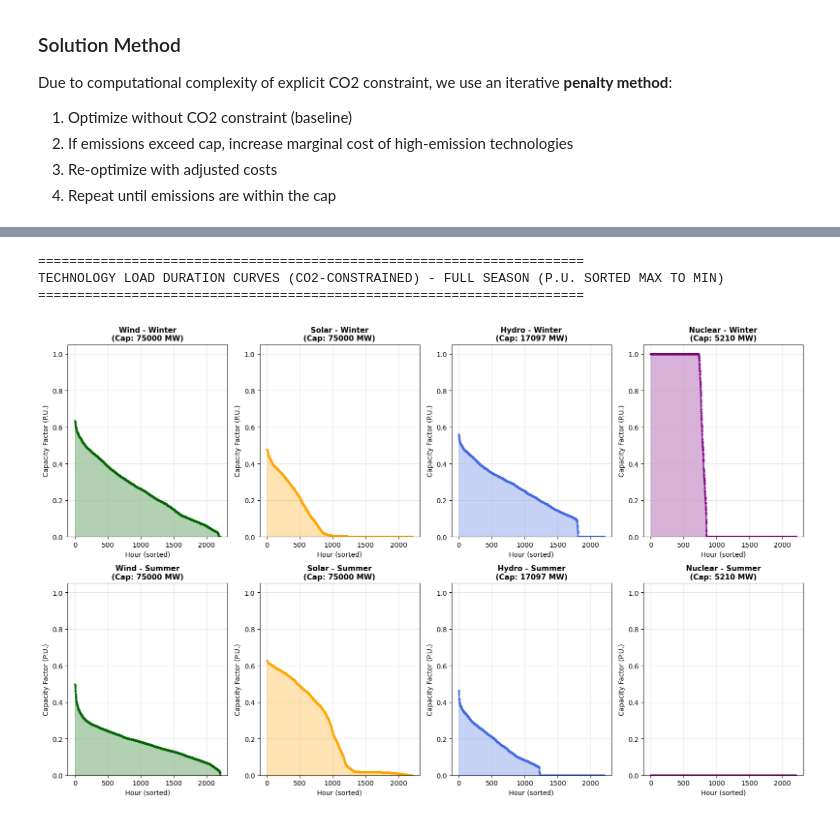
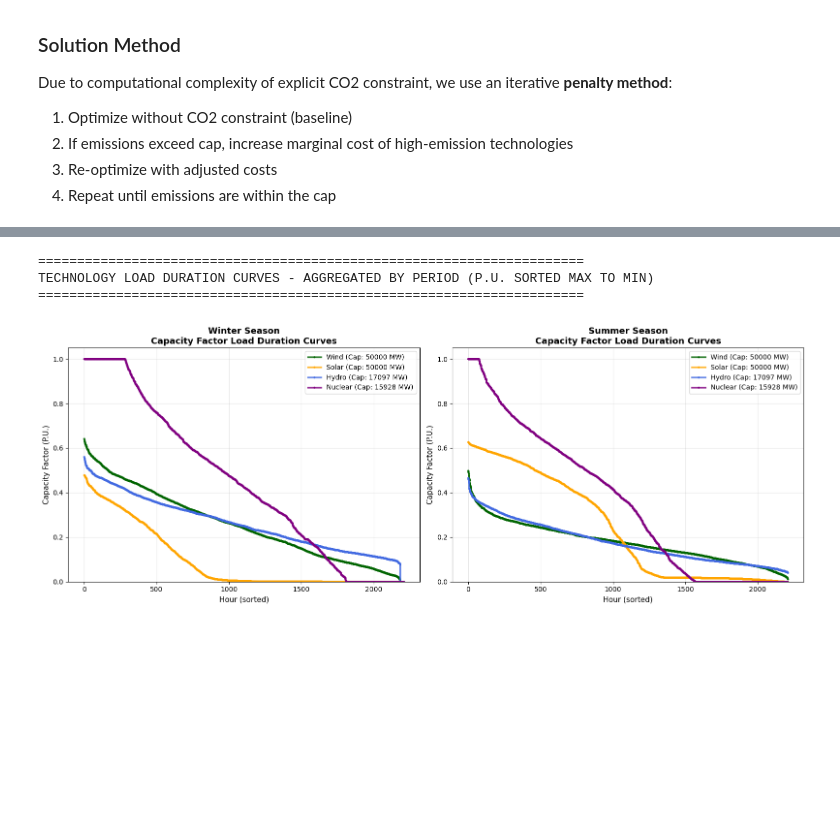
Before and after one commit to ccanoyrac/Integrated-energy-grids-Assignment, a Jupyter notebook: IEG_1_Single_country.ipynb, the cells around one changed output, grey strips where cells are left out. Cells and saved outputs as stored; diff of their text form; code cells hidden in the pictures; blank space fills up the shorter version.

```diff
--- a/IEG_1_Single_country.ipynb
+++ b/IEG_1_Single_country.ipynb
@@ -642,12 +644,12 @@ for tech in ['Wind', 'Solar', 'Hydro', 'CCGT', 'Coal', 'Nuclear']:
 
 # === Apply capacity constraints ===
 # Limit solar and wind to 50 GW
-solar_cap_limit = 75000  # 50 GW in MW
-wind_cap_limit = 75000   # 50 GW in MW
+solar_cap_limit = 50000  # 50 GW in MW
+wind_cap_limit = 50000   # 50 GW in MW
 tech_params_opt['Solar']['max_cap'] = solar_cap_limit
 tech_params_opt['Wind']['max_cap'] = wind_cap_limit
-print(f"\nSolar capacity constraint: max = {solar_cap_limit:,.0f} MW (75 GW)")
-print(f"Wind capacity constraint: max = {wind_cap_limit:,.0f} MW (75 GW)")
+print(f"\nSolar capacity constraint: max = {solar_cap_limit:,.0f} MW (50 GW)")
+print(f"Wind capacity constraint: max = {wind_cap_limit:,.0f} MW (50 GW)")
 
 # Limit hydro to the baseline capacity used in p.u. calculations
 tech_params_opt['Hydro']['max_cap'] = hydro_cap
@@ -2119,31 +2188,32 @@ Total Annual Generation: 303,810.9 GWh
 ✓ Electricity mix chart displayed
 # %%
-# === Technology Load Curves (CO2-Constrained) - Per Unit (P.U.) Load Duration Curves ===
+# === Technology Load Curves - Per Unit (P.U.) Load Duration Curves ===
 print("\n" + "="*70)
-print("TECHNOLOGY LOAD DURATION CURVES (CO2-CONSTRAINED) - FULL SEASON (P.U. SORTED MAX TO MIN)")
+print("TECHNOLOGY LOAD DURATION CURVES - AGGREGATED BY PERIOD (P.U. SORTED MAX TO MIN)")
 print("="*70)
 
-solution_co2_df = result_co2.solution
 season_months = {'Winter': [12, 1, 2], 'Summer': [6, 7, 8]}
+solution_df = result_co2.solution
+color_map = {
+    'Wind': 'darkgreen', 'Solar': 'orange', 'Hydro': 'royalblue',
+    'Coal': 'darkred', 'Nuclear': 'purple', 'CCGT': 'darkorange'
+}
 
 # Exclude technologies with 0 capacity
-techs_co2_plot = [t for t in tech_params_opt.keys() if t in solution_co2_df.columns and result_co2.optimal_capacities.get(t, 0) > 0]
-n_techs_co2 = len(techs_co2_plot)
+techs_to_plot = [t for t in tech_params_opt.keys() if t in solution_df.columns and result_co2.optimal_capacities.get(t, 0) > 0]
 
-# Create subplots: rows=seasons, cols=techs
-fig, axes = plt.subplots(2, n_techs_co2, figsize=(4*n_techs_co2, 10))
-if n_techs_co2 == 1:
-    axes = axes.reshape(2, 1)
+# Create 2 subplots (one per season)
+fig, axes = plt.subplots(1, 2, figsize=(16, 6))
 
 for season_idx, (season, months) in enumerate(season_months.items()):
     # Filter for entire season
-    season_idx_bool = np.array(solution_co2_df.index.month.isin(months))
-    season_data = solution_co2_df.iloc[season_idx_bool].copy()
+    season_idx_bool = np.array(solution_df.index.month.isin(months))
+    season_data = solution_df.iloc[season_idx_bool].copy()
 
-    # Plot each technology individually in P.U.
-    for tech_idx, tech in enumerate(techs_co2_plot):
-        ax = axes[season_idx, tech_idx]
+    ax = axes[season_idx]
 
+    # Plot each technology individually in P.U. on same chart
+    for tech in techs_to_plot:
         # Get capacity and normalize to P.U.
         capacity = result_co2.optimal_capacities.get(tech, 1)
         gen_pu = season_data[tech].values / capacity if capacity > 0 else season_data[tech].values
@@ -2151,49 +2221,50 @@ for season_idx, (season, months) in enumerate(season_months.items()):
         # Sort P.U. values from max to min
         sorted_pu = np.sort(gen_pu)[::-1]
 
+        # Create label with technology name and capacity
+        label = f"{tech} (Cap: {capacity:.0f} MW)"
+
         # Plot technology generation in P.U.
         ax.plot(range(len(sorted_pu)), sorted_pu,
-                color=color_map.get(tech, 'gray'), linewidth=2, marker='o', markersize=2, alpha=0.8)
-        ax.fill_between(range(len(sorted_pu)), sorted_pu, alpha=0.3,
-                        color=color_map.get(tech, 'gray'))
+                color=color_map.get(tech, 'gray'), linewidth=2.5, marker='o',
+                markersize=2, alpha=0.8, label=label)
 
-        # Set limits for P.U. to 0-1
-        ax.set_ylim([0, 1.05])
-        ax.set_title(f"{tech} - {season}\n(Cap: {capacity:.0f} MW)",
-                    fontsize=11, fontweight='bold')
-        ax.set_ylabel('Capacity Factor (P.U.)', fontsize=10)
-        ax.set_xlabel('Hour (sorted)', fontsize=10)
-        ax.grid(True, alpha=0.3)
+    # Set limits for P.U. to 0-1
+    ax.set_ylim([0, 1.05])
+    ax.set_title(f"{season} Season\nCapacity Factor Load Duration Curves",
+                fontsize=13, fontweight='bold')
+    ax.set_ylabel('Capacity Factor (P.U.)', fontsize=11)
+    ax.set_xlabel('Hour (sorted)', fontsize=11)
+    ax.grid(True, alpha=0.3)
+    ax.legend(loc='upper right', fontsize=10)
 
 plt.tight_layout()
 plt.show()
 
 # Print P.U. load curve statistics
 print("\n" + "="*70)
-print("P.U. LOAD CURVE STATISTICS BY TECHNOLOGY (WITH CO2 CAP)")
+print("P.U. LOAD CURVE STATISTICS BY TECHNOLOGY (BY SEASON)")
 print("="*70 + "\n")
 
 for season, months in season_months.items():
     print(f"\n{season.upper()} SEASON:")
     print("-" * 90)
 
-    season_idx_bool = np.array(solution_co2_df.index.month.isin(months))
-    season_data = solution_co2_df.iloc[season_idx_bool]
+    season_idx_bool = np.array(solution_df.index.month.isin(months))
+    season_data = solution_df.iloc[season_idx_bool]
 
     print(f"Period: {season_data.index[0].strftime('%Y-%m-%d')} to {season_data.index[-1].strftime('%Y-%m-%d')} ({len(season_data)} hours)\n")
 
-    for tech in techs_co2_plot:
+    for tech in techs_to_plot:
         if tech in season_data.columns:
             capacity = result_co2.optimal_capacities.get(tech, 1)
             gen_pu = season_data[tech].values / capacity if capacity > 0 else season_data[tech].values
 
             print(f"{tech:12s} | Avg P.U.: {gen_pu.mean():.3f} | Peak P.U.: {gen_pu.max():.3f} | "
                   f"Min P.U.: {gen_pu.min():.3f} | Hours at full: {(gen_pu >= 0.95).sum()} h | Cap: {capacity:.0f} MW")
-
-print("\n✓ Load duration curves displayed\n")
 # %% [output]
 ======================================================================
-TECHNOLOGY LOAD DURATION CURVES (CO2-CONSTRAINED) - FULL SEASON (P.U. SORTED MAX TO MIN)
+TECHNOLOGY LOAD DURATION CURVES - AGGREGATED BY PERIOD (P.U. SORTED MAX TO MIN)
 ======================================================================
-[figure, old version]
+[figure, new version]
 ======================================================================
```
Also changed, not shown: parts of 15 cells of this notebook, 13 other files.
